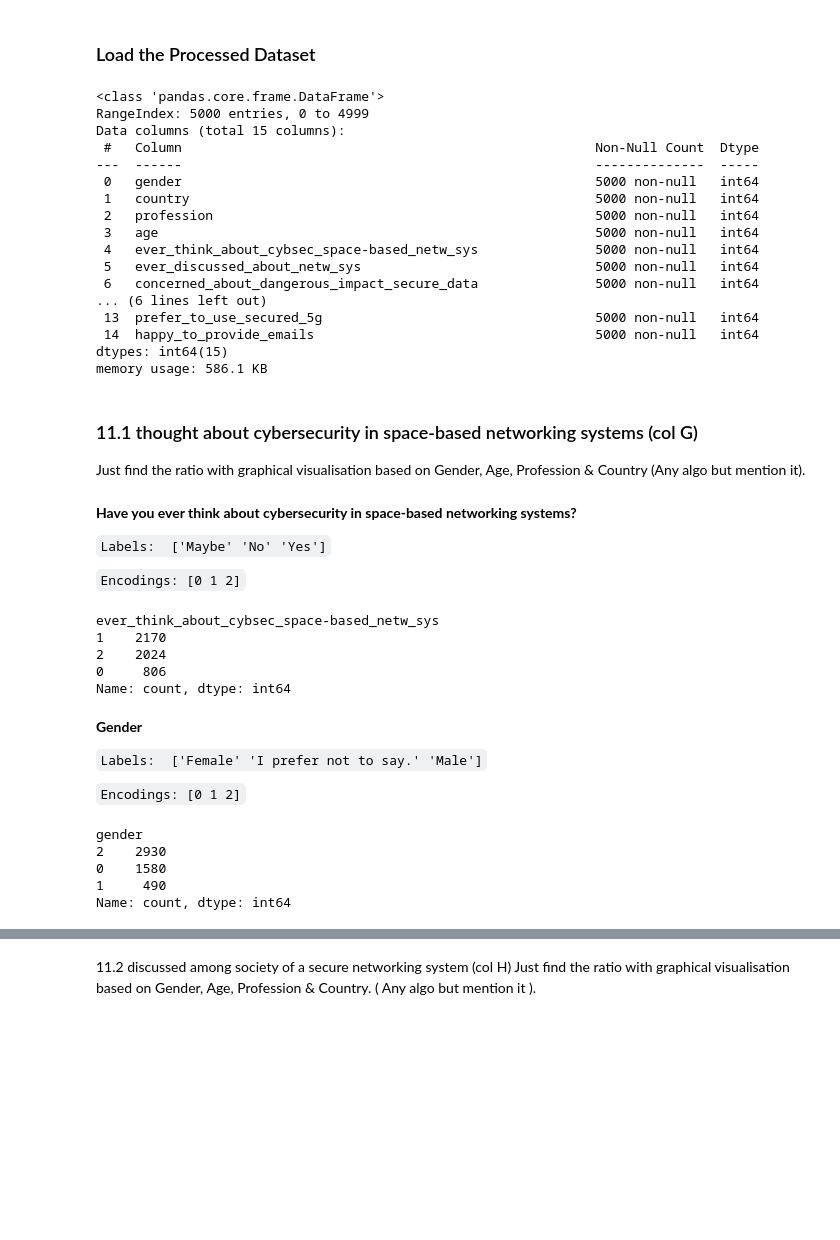
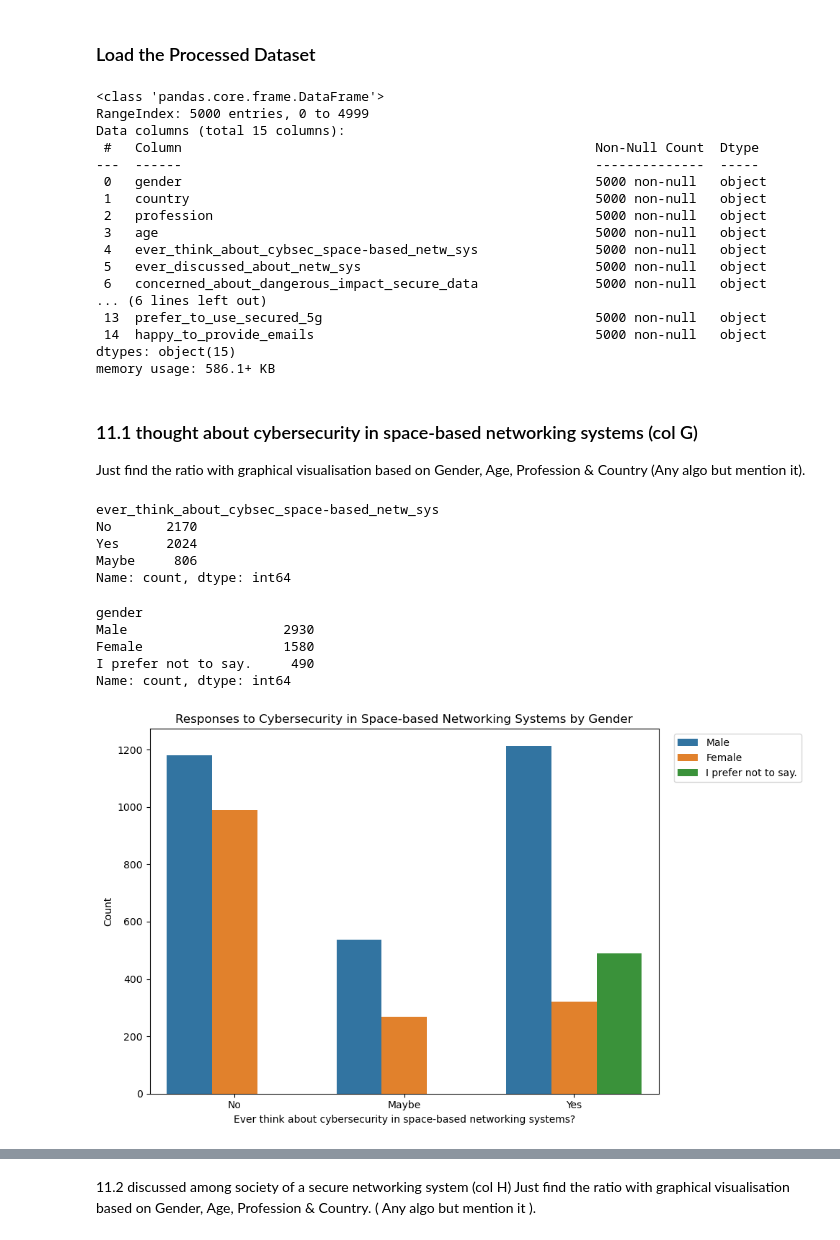
Before and after one commit to ihsanulcode/networking-systems-data-analysis, a Jupyter notebook: Notebook_2_Graphical_Visualization.ipynb, the cells around one changed output, grey strips where cells are left out. Cells and saved outputs as stored; diff of their text form; code cells hidden in the pictures; blank space fills up the shorter version.

Commit message:
Graphical Visualization

```diff
--- a/Notebook_2_Graphical_Visualization.ipynb
+++ b/Notebook_2_Graphical_Visualization.ipynb
@@ -12,7 +14,20 @@ warnings.filterwarnings("ignore")
+# %%
+# code to save the figures as high-res PNGs
+import os
+from pathlib import Path
+from matplotlib import pyplot as plt
+
+def save_fig(fig_id, subfolder="", tight_layout=True, fig_extension="png", resolution=300):
+    images_path = Path("Images") / subfolder
+    images_path.mkdir(parents=True, exist_ok=True)
+    file_path = images_path / f"{fig_id}.{fig_extension}"
+    if tight_layout:
+        plt.tight_layout()
+    plt.savefig(file_path, format=fig_extension, dpi=resolution)
 # %% [markdown]
 ### Load the Processed Dataset
 # %%
-df = pd.read_excel('Synthetic_data_encoded_5K.xlsx')
+df = pd.read_excel('Synthetic_data_5K.xlsx')
 df.info()
 # %% [output]
 <class 'pandas.core.frame.DataFrame'>
@@ -20,48 +35,49 @@ RangeIndex: 5000 entries, 0 to 4999
 Data columns (total 15 columns):
  #   Column                                                     Non-Null Count  Dtype
 ---  ------                                                     --------------  -----
- 0   gender                                                     5000 non-null   int64
- 1   country                                                    5000 non-null   int64
- 2   profession                                                 5000 non-null   int64
- 3   age                                                        5000 non-null   int64
- 4   ever_think_about_cybsec_space-based_netw_sys               5000 non-null   int64
- 5   ever_discussed_about_netw_sys                              5000 non-null   int64
- 6   concerned_about_dangerous_impact_secure_data               5000 non-null   int64
+ 0   gender                                                     5000 non-null   object
+ 1   country                                                    5000 non-null   object
+ 2   profession                                                 5000 non-null   object
+ 3   age                                                        5000 non-null   object
+ 4   ever_think_about_cybsec_space-based_netw_sys               5000 non-null   object
+ 5   ever_discussed_about_netw_sys                              5000 non-null   object
+ 6   concerned_about_dangerous_impact_secure_data               5000 non-null   object
 ... (6 lines left out)
- 13  prefer_to_use_secured_5g                                   5000 non-null   int64
- 14  happy_to_provide_emails                                    5000 non-null   int64
-dtypes: int64(15)
-memory usage: 586.1 KB
+ 13  prefer_to_use_secured_5g                                   5000 non-null   object
+ 14  happy_to_provide_emails                                    5000 non-null   object
+dtypes: object(15)
+memory usage: 586.1+ KB
 # %% [markdown]
 ### 11.1 thought about cybersecurity in space-based networking systems (col G)
 
 Just find the ratio with graphical visualisation based on Gender, Age,   Profession &  Country (Any algo but mention it).
-# %% [markdown]
-**Have you ever think about cybersecurity in space-based networking systems?**
-
-`Labels:  ['Maybe' 'No' 'Yes']`
-
-`Encodings: [0 1 2]`
 # %%
 # see value counts per class
 df['ever_think_about_cybsec_space-based_netw_sys'].value_counts()
 # %% [output]
 ever_think_about_cybsec_space-based_netw_sys
-1    2170
-2    2024
-0     806
+No       2170
+Yes      2024
+Maybe     806
 Name: count, dtype: int64
-# %% [markdown]
-**Gender**
-
-`Labels:  ['Female' 'I prefer not to say.' 'Male']`
-
-`Encodings: [0 1 2]`
 # %%
 df['gender'].value_counts()
 # %% [output]
 gender
-2    2930
-0    1580
-1     490
+Male                    2930
+Female                  1580
+I prefer not to say.     490
 Name: count, dtype: int64
+# %%
+# by gender
+plt.figure(figsize=(10, 6))
+sns.countplot(data=df, x="ever_think_about_cybsec_space-based_netw_sys", hue="gender")
+plt.title("Responses to Cybersecurity in Space-based Networking Systems by Gender")
+plt.xlabel("Ever think about cybersecurity in space-based networking systems?")
+plt.ylabel("Count")
+# Set legend position
+plt.legend(loc='upper left', bbox_to_anchor=(1.02, 1))
+save_fig("by_gender", subfolder="11.1")
+plt.show()
+# %% [output]
+[figure, added]
```
Also changed, not shown: parts of 4 cells of this notebook, 4 other files.
